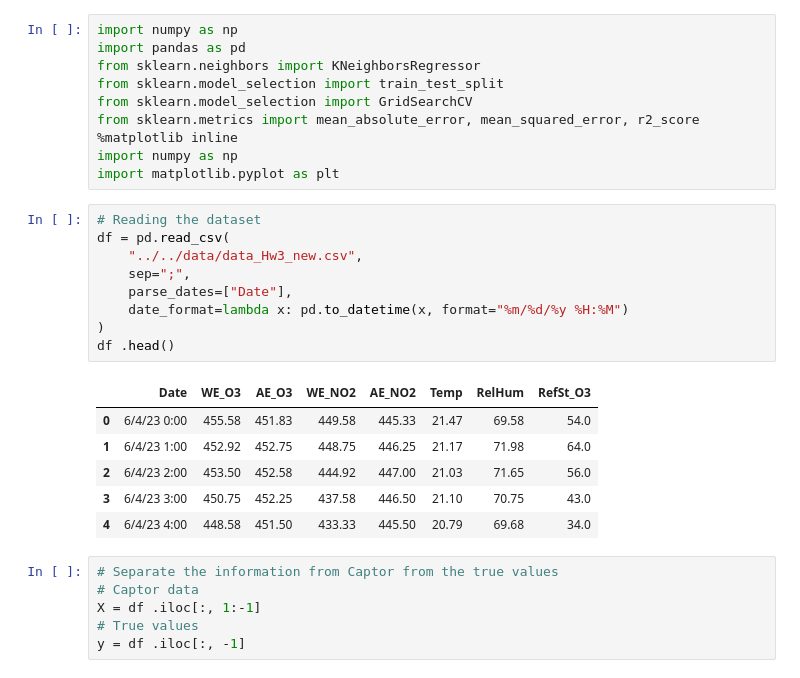
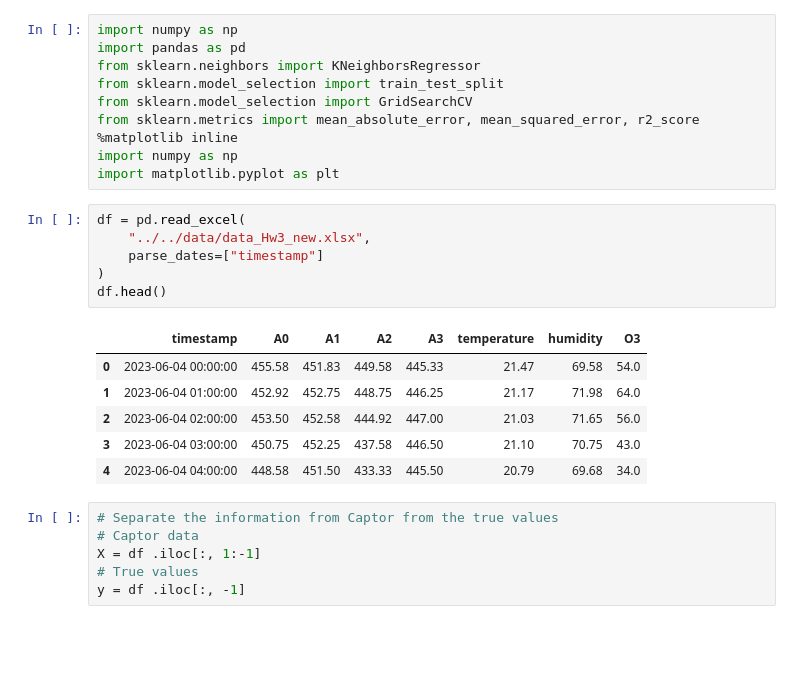
Before and after one commit to xarti55/SANS-IoT_calibration_analysis_and_denoising, a Jupyter notebook: src/graphs/KNR_graphs.ipynb, the cells around one changed output. Drawn from its saved outputs; the diff is of its cells as text; blank space fills up the shorter version.

```diff
--- a/src/graphs/KNR_graphs.ipynb
+++ b/src/graphs/KNR_graphs.ipynb
@@ -9,21 +9,18 @@ from sklearn.metrics import mean_absolute_error, mean_squared_error, r2_score
 import numpy as np
 import matplotlib.pyplot as plt
 # %%
-# Reading the dataset
-df = pd.read_csv(
-    "../../data/data_Hw3_new.csv",
-    sep=";",
-    parse_dates=["Date"],
-    date_format=lambda x: pd.to_datetime(x, format="%m/%d/%y %H:%M")
+df = pd.read_excel(
+    "../../data/data_Hw3_new.xlsx",
+    parse_dates=["timestamp"]
 )
-df .head()
+df.head()
 # %% [output]
-|  | Date | WE_O3 | AE_O3 | WE_NO2 | AE_NO2 | Temp | RelHum | RefSt_O3 |
-| 0 | 6/4/23 0:00 | 455.58 | 451.83 | 449.58 | 445.33 | 21.47 | 69.58 | 54.0 |
-| 1 | 6/4/23 1:00 | 452.92 | 452.75 | 448.75 | 446.25 | 21.17 | 71.98 | 64.0 |
-| 2 | 6/4/23 2:00 | 453.50 | 452.58 | 444.92 | 447.00 | 21.03 | 71.65 | 56.0 |
-| 3 | 6/4/23 3:00 | 450.75 | 452.25 | 437.58 | 446.50 | 21.10 | 70.75 | 43.0 |
-| 4 | 6/4/23 4:00 | 448.58 | 451.50 | 433.33 | 445.50 | 20.79 | 69.68 | 34.0 |
+|  | timestamp | A0 | A1 | A2 | A3 | temperature | humidity | O3 |
+| 0 | 2023-06-04 00:00:00 | 455.58 | 451.83 | 449.58 | 445.33 | 21.47 | 69.58 | 54.0 |
+| 1 | 2023-06-04 01:00:00 | 452.92 | 452.75 | 448.75 | 446.25 | 21.17 | 71.98 | 64.0 |
+| 2 | 2023-06-04 02:00:00 | 453.50 | 452.58 | 444.92 | 447.00 | 21.03 | 71.65 | 56.0 |
+| 3 | 2023-06-04 03:00:00 | 450.75 | 452.25 | 437.58 | 446.50 | 21.10 | 70.75 | 43.0 |
+| 4 | 2023-06-04 04:00:00 | 448.58 | 451.50 | 433.33 | 445.50 | 20.79 | 69.68 | 34.0 |
 # %%
 # Separate the information from Captor from the true values
 # Captor data
```
Also changed, not shown: parts of 3 cells of this notebook, 2 other files.
